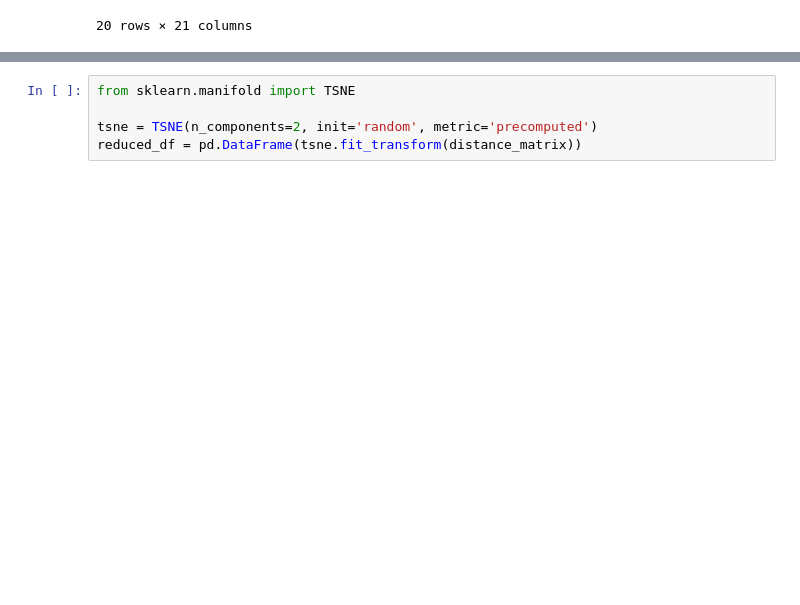
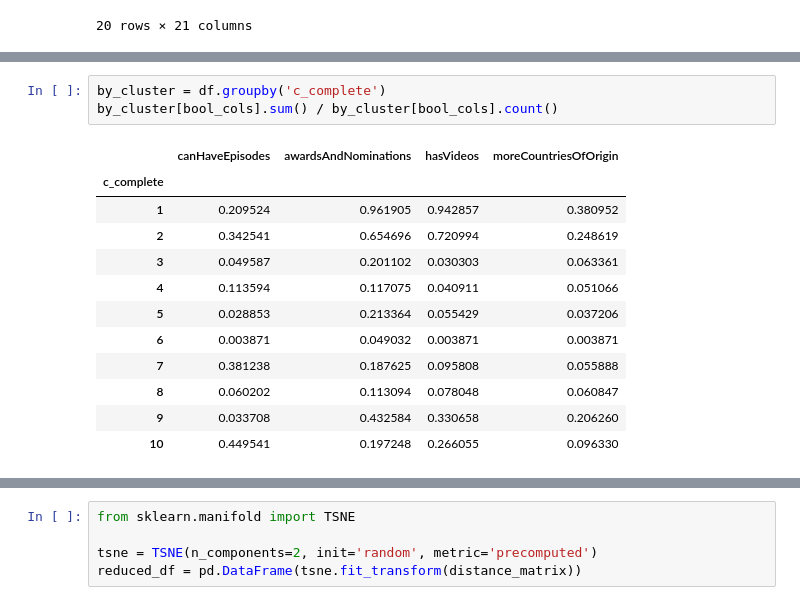
Before and after one commit to g-fabiani4-unipi/dm1_project, a Jupyter notebook: src/hierarchical_clustering.ipynb, the cells around one changed output, grey strips where cells are left out. Drawn from its saved outputs; the diff is of its cells as text; blank space fills up the shorter version.

```diff
--- a/src/hierarchical_clustering.ipynb
+++ b/src/hierarchical_clustering.ipynb
@@ -348,0 +357,16 @@ plt.xscale('log')
+# %%
+by_cluster = df.groupby('c_complete')
+by_cluster[bool_cols].sum() / by_cluster[bool_cols].count()
+# %% [output]
+|  | canHaveEpisodes | awardsAndNominations | hasVideos | moreCountriesOfOrigin |
+| c_complete |  |  |  |  |
+| 1 | 0.209524 | 0.961905 | 0.942857 | 0.380952 |
+| 2 | 0.342541 | 0.654696 | 0.720994 | 0.248619 |
+| 3 | 0.049587 | 0.201102 | 0.030303 | 0.063361 |
+| 4 | 0.113594 | 0.117075 | 0.040911 | 0.051066 |
+| 5 | 0.028853 | 0.213364 | 0.055429 | 0.037206 |
+| 6 | 0.003871 | 0.049032 | 0.003871 | 0.003871 |
+| 7 | 0.381238 | 0.187625 | 0.095808 | 0.055888 |
+| 8 | 0.060202 | 0.113094 | 0.078048 | 0.060847 |
+| 9 | 0.033708 | 0.432584 | 0.330658 | 0.206260 |
+| 10 | 0.449541 | 0.197248 | 0.266055 | 0.096330 |
```
Also changed, not shown: parts of 9 cells of this notebook.
